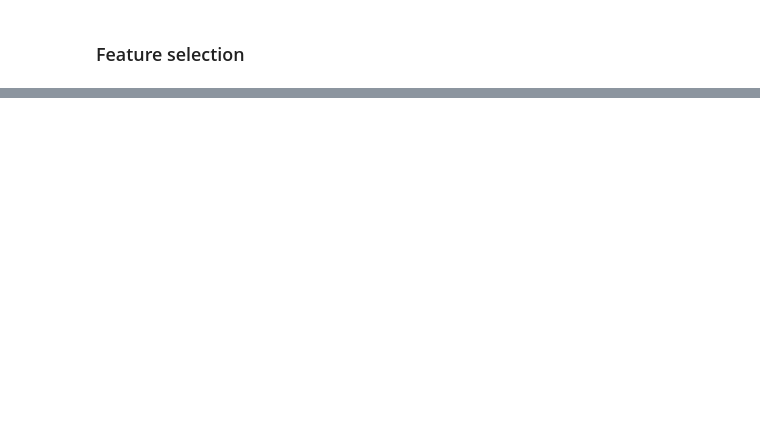
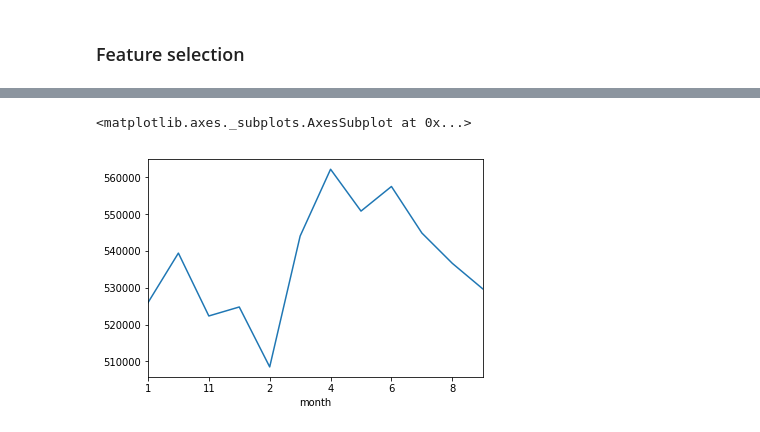
Before and after one commit to kemepley/Project_1, a Jupyter notebook: Clean_DF-Copy1.ipynb, the cells around one changed output, grey strips where cells are left out. Drawn from its saved outputs; the diff is of its cells as text; code cells hidden in the pictures; blank space fills up the shorter version.

Commit message:
project

```diff
--- a/Clean_DF-Copy1.ipynb
+++ b/Clean_DF-Copy1.ipynb
@@ -515,0 +254,2 @@ Warnings:
+# %%
+house = pd.read_csv('https://raw.githubusercontent.com/learn-co-students/dsc-v2-mod1-final-project-dc-ds-career-042219/master/kc_house_data.csv')
@@ -515,0 +276,4 @@ Warnings:
+# %%
+
+house['month'] = house['date'].apply(lambda i: i[:2])
+house['month'] = house['month'].apply(lambda i: i.replace("/", ""))
@@ -515,0 +300,8 @@ Warnings:
+# %%
+%matplotlib inline
+avgsalesbymonth = house.groupby('month')['price'].mean()
+# %%
+avgsalesbymonth.plot()
+# %% [output]
+<matplotlib.axes._subplots.AxesSubplot at 0x...>
+[figure, added]
```
Also changed, not shown: parts of 17 cells of this notebook.
